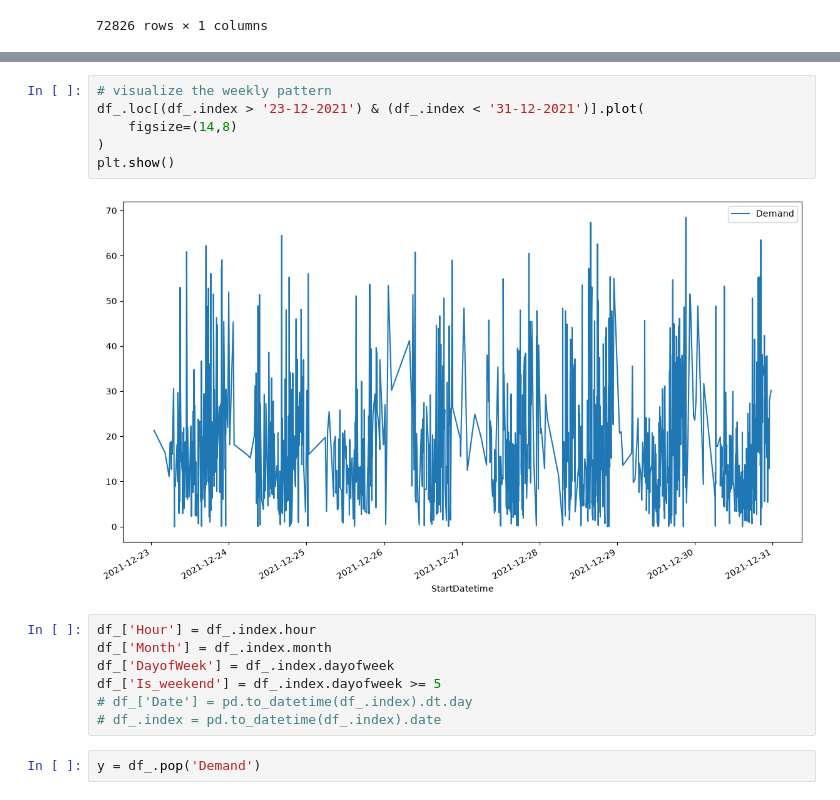
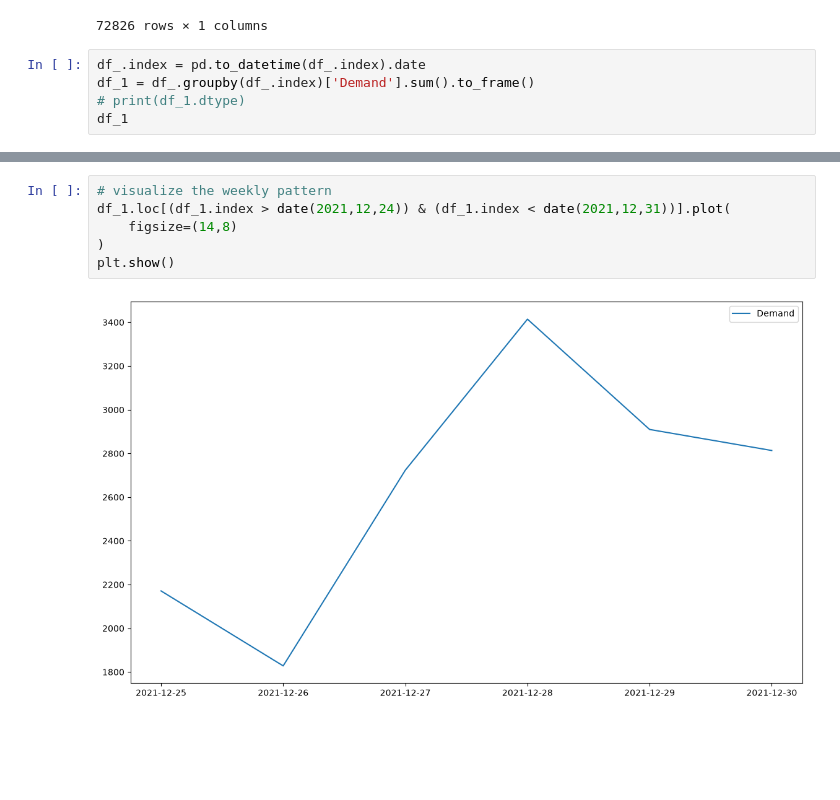
Before and after one commit to blu3-bird/EV-demand, a Jupyter notebook: time-forecasting/notebook1.ipynb, the cells around one changed output, grey strips where cells are left out. Cells and saved outputs as stored; diff of their text form; blank space fills up the shorter version.

```diff
--- a/time-forecasting/notebook1.ipynb
+++ b/time-forecasting/notebook1.ipynb
@@ -63,3 +63,8 @@ df_
 | 2022-09-30 22:37:00 | 8.49 |
 | 2022-09-30 23:11:00 | 0.10 |
 72826 rows × 1 columns
+# %%
+df_.index = pd.to_datetime(df_.index).date
+df_1 = df_.groupby(df_.index)['Demand'].sum().to_frame()
+# print(df_1.dtype)
+df_1
@@ -77,17 +97,8 @@ plt.show()
 # %%
 # visualize the weekly pattern
-df_.loc[(df_.index > '23-12-2021') & (df_.index < '31-12-2021')].plot(
+df_1.loc[(df_1.index > date(2021,12,24)) & (df_1.index < date(2021,12,31))].plot(
     figsize=(14,8)
 )
 plt.show()
 # %% [output]
-[figure, old version]
+[figure, new version]
-# %%
-df_['Hour'] = df_.index.hour
-df_['Month'] = df_.index.month
-df_['DayofWeek'] = df_.index.dayofweek
-df_['Is_weekend'] = df_.index.dayofweek >= 5
-# df_['Date'] = pd.to_datetime(df_.index).dt.day
-# df_.index = pd.to_datetime(df_.index).date
-# %%
-y = df_.pop('Demand')
```
Also changed, not shown: parts of 36 cells of this notebook.
